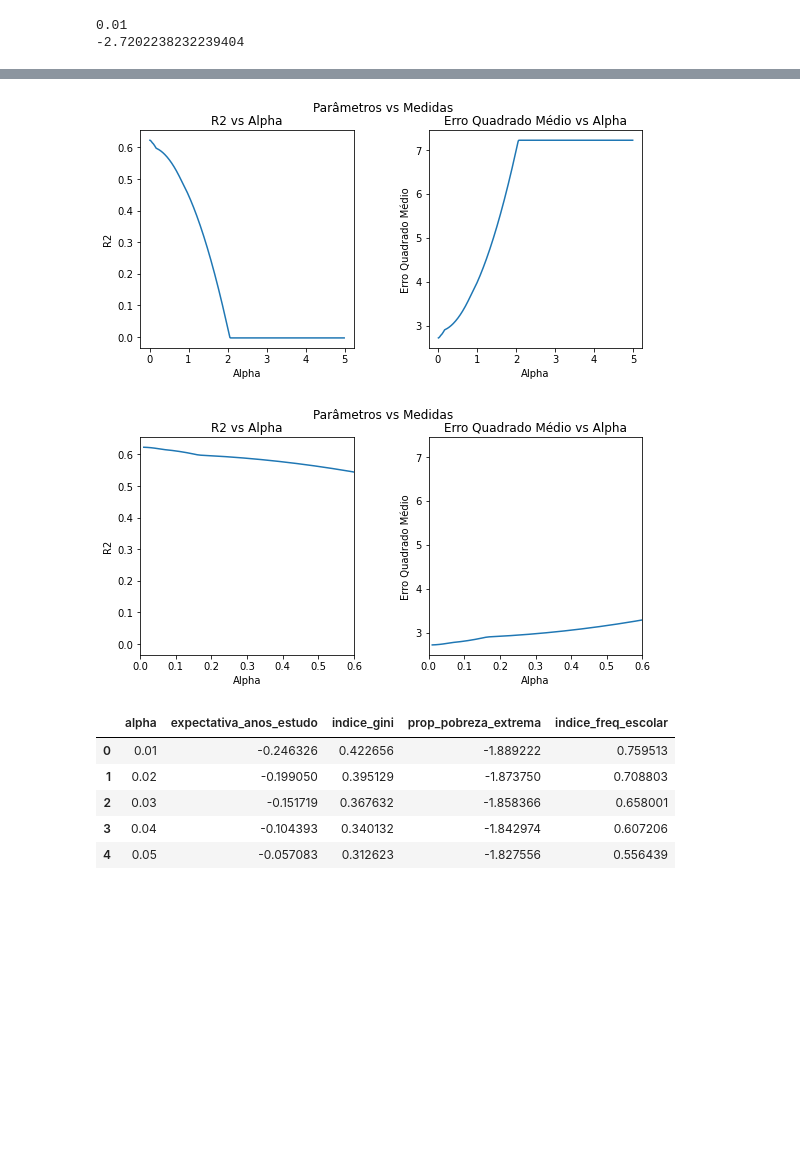
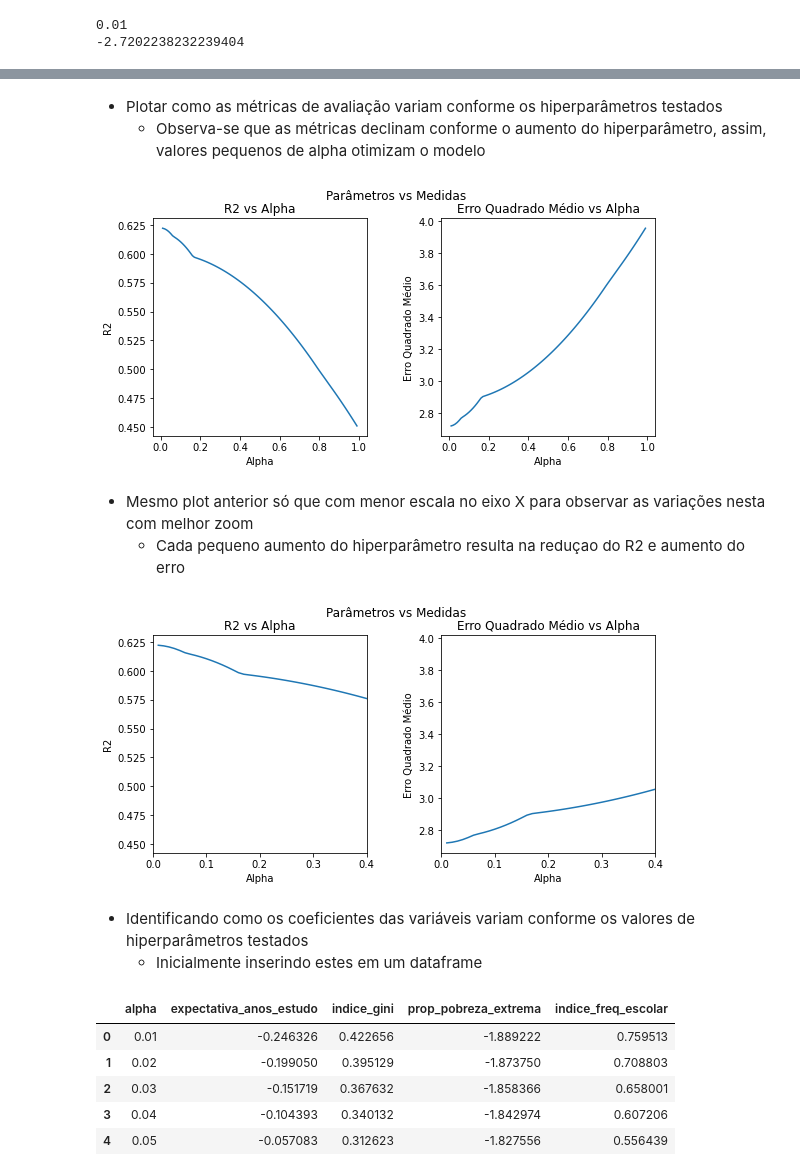
Before and after one commit to GCabral95/Aprendizado_Supervisionado, a Jupyter notebook: Regressão Lasso.ipynb, the cells around one changed output, grey strips where cells are left out. Saved outputs shown, nothing was run; the diff lists cells and outputs as text; code cells hidden in the pictures; blank space fills up the shorter version.

```diff
--- a/Regressão Lasso.ipynb
+++ b/Regressão Lasso.ipynb
@@ -104,3 +110,3 @@ X_train['indice_frequencia_escolar'] = (X_train['indice_frequencia_escolar'] - M
 # %%
-parametro = {'alpha':np.arange(0.01, 5,0.01)} #Definiçao do range que o hiperparâmetro será testado
+parametro = {'alpha':np.arange(0.01, 1,0.01)} #Definiçao do range que o hiperparâmetro será testado
 scoring = {'R2': 'r2', 'Erro Quadrado médio': 'neg_mean_squared_error'} # Métricas de qualidade do modelo a serem calculadas
@@ -159,5 +166,7 @@ resultados
+# %% [markdown]
+* Plotar como as métricas de avaliação variam conforme os hiperparâmetros testados
+    * Observa-se que as métricas declinam conforme o aumento do hiperparâmetro, assim, valores pequenos de alpha otimizam o modelo
 # %%
-#Plotar como as métricas de avaliação variam conforme os hiperparâmetros testados
 fig, axs = plt.subplots(1,2, figsize=(9,4))
 axs[0].plot(resultados['param_alpha'], resultados['mean_test_R2'])
 axs[0].set(xlabel='Alpha', ylabel='R2',
@@ -168,24 +177,27 @@ axs[1].set(xlabel='Alpha', ylabel='Erro Quadrado Médio',
        title='Erro Quadrado Médio vs Alpha')
 fig.suptitle('Parâmetros vs Medidas')
 plt.subplots_adjust(wspace=0.35,hspace=1)
-#Observa-se que as métricas declinam conforme o aumento do hiperparâmetr
 # %% [output]
-[figure, old version]
+[figure, new version]
+# %% [markdown]
+* Mesmo plot anterior só que com menor escala no eixo X para observar as variações nesta com melhor zoom
+    * Cada pequeno aumento do hiperparâmetro resulta na reduçao do R2 e aumento do erro
 # %%
-#Mesmo plot anterior só que com menor escala no eixo X para observar as variações nesta
 fig, axs = plt.subplots(1,2, figsize=(9,4))
 axs[0].plot(resultados['param_alpha'], resultados['mean_test_R2'])
 axs[0].set(xlabel='Alpha', ylabel='R2',
        title='R2 vs Alpha')
 axs[0].set_title('R2 vs Alpha')
 axs[1].plot(resultados['param_alpha'], abs(resultados['mean_test_Erro Quadrado médio']))
 axs[1].set(xlabel='Alpha', ylabel='Erro Quadrado Médio',
        title='Erro Quadrado Médio vs Alpha')
-axs[0].set_xlim(0,0.6)
-axs[1].set_xlim(0,0.6)
+axs[0].set_xlim(0,0.4)
+axs[1].set_xlim(0,0.4)
 fig.suptitle('Parâmetros vs Medidas')
 plt.subplots_adjust(wspace=0.35,hspace=1)
-# Cada pequeno aumento do hiperparâmetro resulta na reduçao do R2 e aumento do erro
 # %% [output]
-[figure, old version]
+[figure, new version]
+# %% [markdown]
+* Identificando como os coeficientes das variáveis variam conforme os valores de hiperparâmetros testados
+    * Inicialmente inserindo estes em um dataframe
 # %%
```
Also changed, not shown: parts of 46 cells of this notebook.
